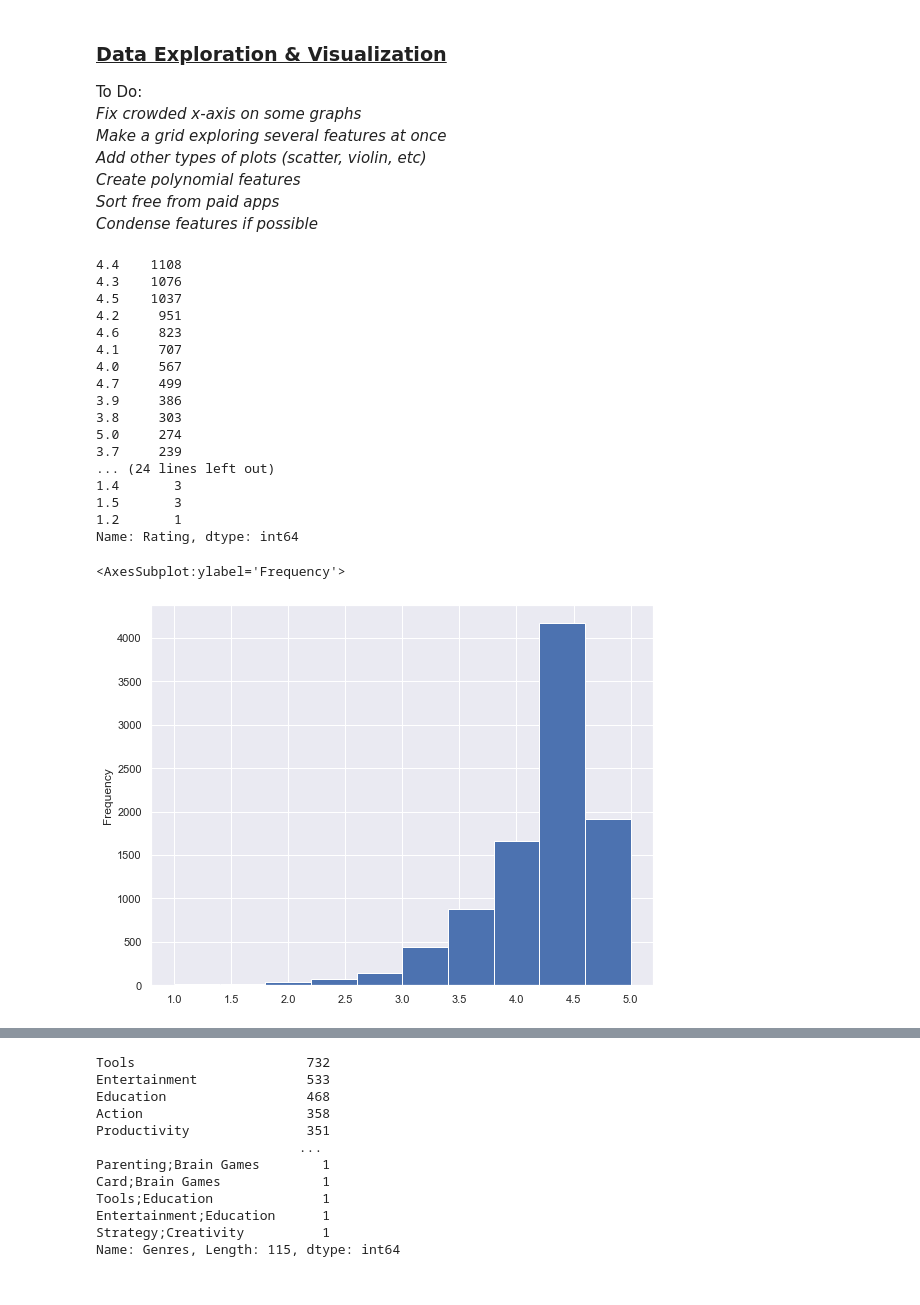
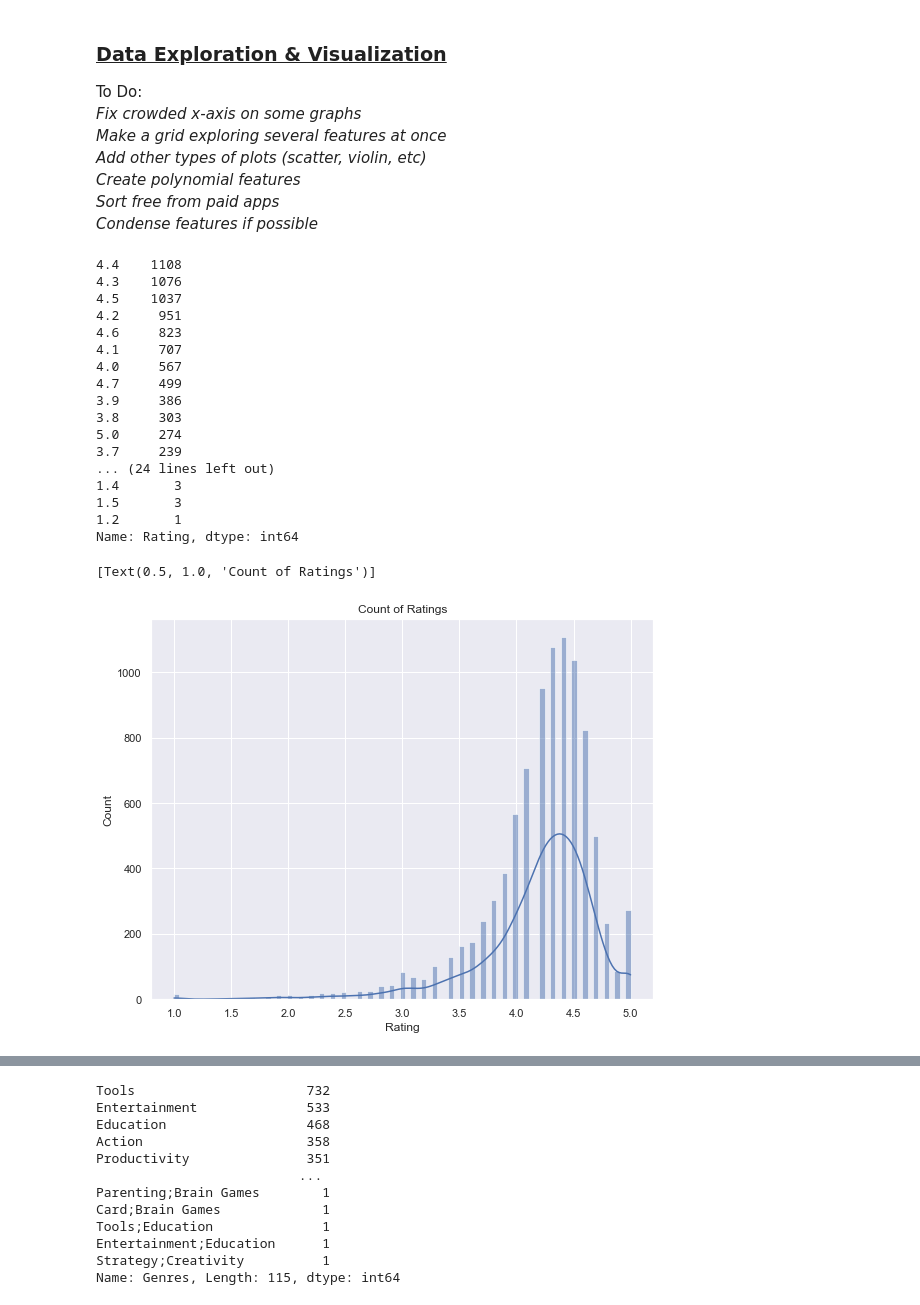
Before and after one commit to bryanaguiar/Data-Science-Group-Project, a Jupyter notebook: Playstore_Analysis_Data_Clean_Up.ipynb, the cells around one changed output, grey strips where cells are left out. Cells and saved outputs as stored; diff of their text form; code cells hidden in the pictures.

Commit message:
changed graphs, updated cell ouput

```diff
--- a/Playstore_Analysis_Data_Clean_Up.ipynb
+++ b/Playstore_Analysis_Data_Clean_Up.ipynb
@@ -45,7 +44,7 @@ rcParams['figure.figsize'] = 9,7
 <p><b>Description:</b> Contains information related to applications offered on the Android Playstore marketplace.</p>
 # %%
 # data file must be downloaded from source and pathname below should reference that file
-df = pd.read_csv('D:/Workspace/googleplaystore.csv')
+df = pd.read_csv('googleplaystore.csv')
 # %%
 # All columns/features in the data set
 df.info()
@@ -132,0 +110,13 @@ Current Ver       0
+# %%
+# Drop the rows with missing information
+previousRows = df.shape[0]
+
+df = df.dropna()
+df.reset_index(drop=True, inplace = True)
+newRows = df.shape[0]
+
+print("Previous rows:", previousRows)
+print("new rows:", newRows)
+print("% Change:", (1.0 * (newRows - previousRows) / previousRows) * 100.0)
+print("Dropped rows with NA values:", previousRows - newRows)
+print("Total current na Values: {}".format(df.isna().sum().sum()))
@@ -132,0 +129,6 @@ Current Ver       0
+# %%
+#Convert price column from object to float
+df['Price'] = df['Price'].str.replace('$', '').astype(float)
+
+#Convert reviews column from object to int
+df['Reviews'] = df['Reviews'].astype(int)
@@ -142,27 +161,28 @@ Sort free from paid apps<br>
 Condense features if possible</i></p>
 # %%
 # Show the distribution of all ratings
-print(df_cleanrows.Rating.value_counts())
-df_cleanrows.Rating.plot.hist()
+print(df.Rating.value_counts())
+plot = sns.histplot(data=df, x='Rating', kde=True)
+plot.set(title='Count of Ratings')
 # %% [output]
 4.4    1108
 4.3    1076
 4.5    1037
 4.2     951
 4.6     823
 4.1     707
 4.0     567
 4.7     499
 3.9     386
 3.8     303
 5.0     274
 3.7     239
 ... (24 lines left out)
 1.4       3
 1.5       3
 1.2       1
 Name: Rating, dtype: int64
-<AxesSubplot:ylabel='Frequency'>
+[Text(0.5, 1.0, 'Count of Ratings')]
-[figure, old version]
+[figure, new version]
 # %%
 # Show the amount of reviews that apps with a specific rating have
```
Also changed, not shown: parts of 11 cells of this notebook.
